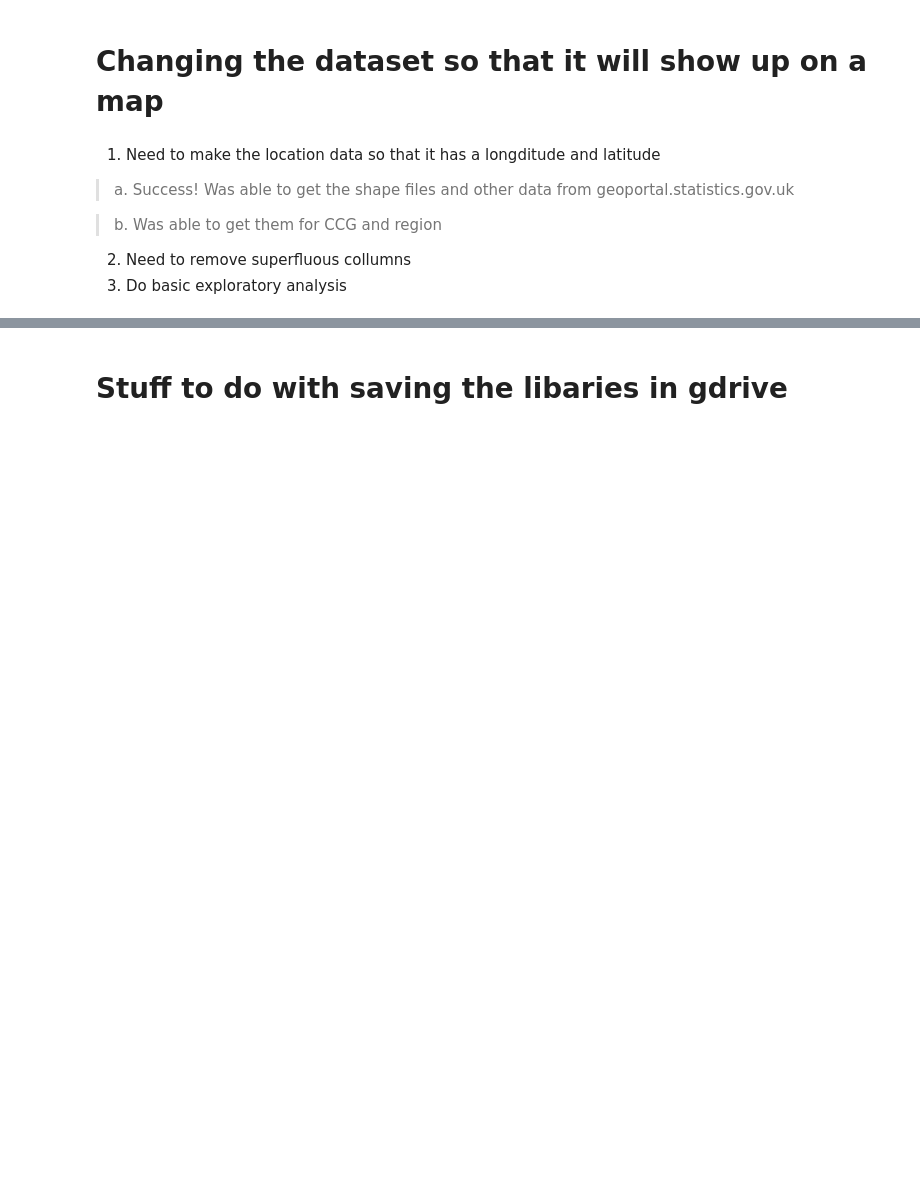
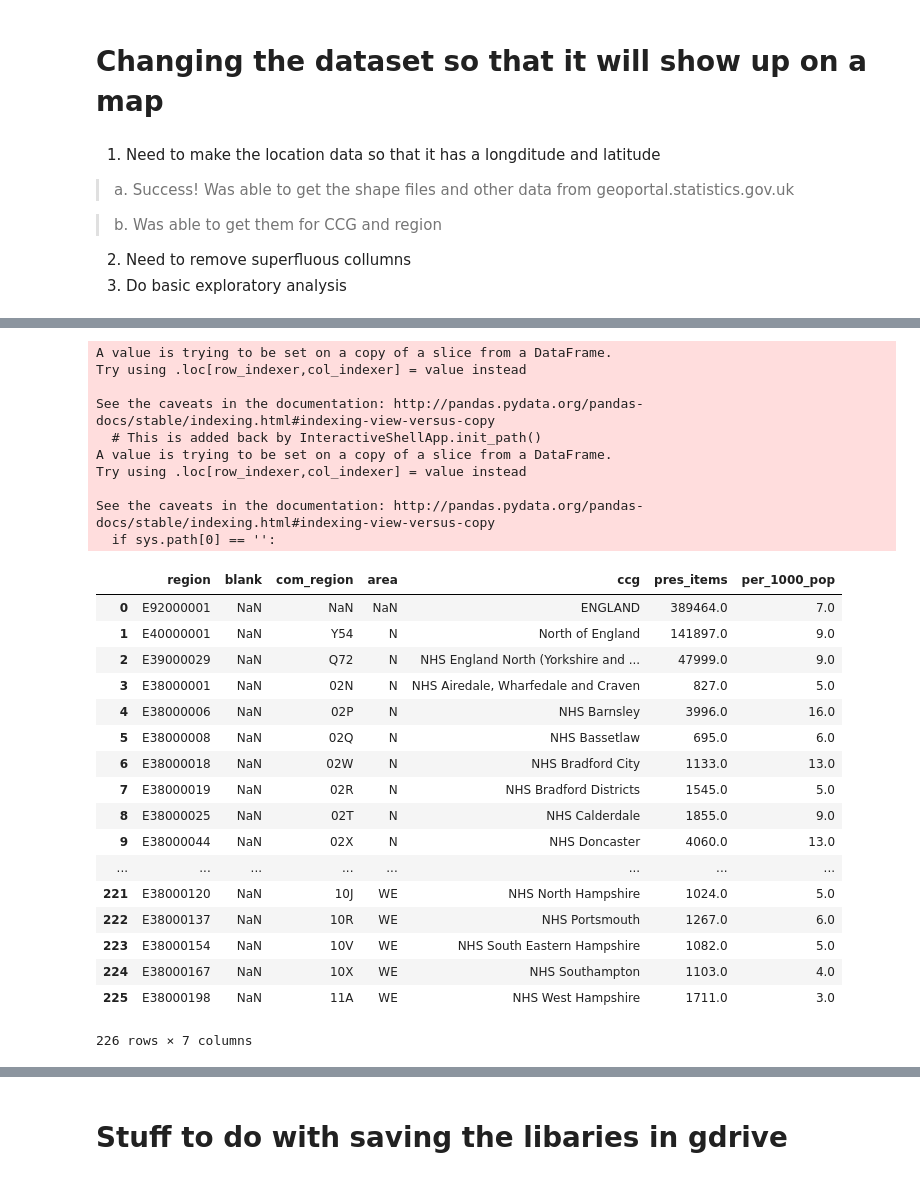
Before and after one commit to EnglishDevil/Mapthing, a Jupyter notebook: Map_of_Obesity_Yorkshire.ipynb, the cells around one changed output, grey strips where cells are left out. Drawn from its saved outputs; the diff is of its cells as text; code cells hidden in the pictures; blank space fills up the shorter version.

```diff
--- a/Map_of_Obesity_Yorkshire.ipynb
+++ b/Map_of_Obesity_Yorkshire.ipynb
@@ -113,3 +113,50 @@ df.head()
 | 2 | E39000029 | NaN | Q72 | N | NHS England North (Yorkshire and ... | 47,999 | 9.0 |
 | 3 | E38000001 | NaN | 02N | N | NHS Airedale, Wharfedale and Craven | 827 | 5.0 |
 | 4 | E38000006 | NaN | 02P | N | NHS Barnsley | 3,996 | 16.0 |
+# %%
+#rename collumns
+df.columns = ['region' , 'blank' , 'com_region' , 'area' , 'ccg' , 'pres_items' , 'per_1000_pop']
+#remove the dud rows at the end
+#cdf clean dataframe
+truncate = df[:-12]
+#below is when i tried to remove the , values in the numbers but it wasnt working so i tried a different way
+#cdf['pres_items'].astype(float)
+#clean = truncate.replace(to_replace= r",", value='', regex=True)
+#cdf = clean['pres_items'].astype(float)
+
+#removing comma values using method sam showed me
+truncate['pres_items'] = truncate['pres_items'].apply (lambda x : float(str(x).replace(',','')))
+#still can object so change it to a numeric value
+truncate['pres_items'] = pd.to_numeric(truncate['pres_items'])
+cdf = truncate
+
+cdf
+# %% [output]
+A value is trying to be set on a copy of a slice from a DataFrame.
+Try using .loc[row_indexer,col_indexer] = value instead
+
+See the caveats in the documentation: http://pandas.pydata.org/pandas-docs/stable/indexing.html#indexing-view-versus-copy
+  # This is added back by InteractiveShellApp.init_path()
+A value is trying to be set on a copy of a slice from a DataFrame.
+Try using .loc[row_indexer,col_indexer] = value instead
+
+See the caveats in the documentation: http://pandas.pydata.org/pandas-docs/stable/indexing.html#indexing-view-versus-copy
+  if sys.path[0] == '':
+|  | region | blank | com_region | area | ccg | pres_items | per_1000_pop |
+| 0 | E92000001 | NaN | NaN | NaN | ENGLAND | 389464.0 | 7.0 |
+| 1 | E40000001 | NaN | Y54 | N | North of England | 141897.0 | 9.0 |
+| 2 | E39000029 | NaN | Q72 | N | NHS England North (Yorkshire and ... | 47999.0 | 9.0 |
+| 3 | E38000001 | NaN | 02N | N | NHS Airedale, Wharfedale and Craven | 827.0 | 5.0 |
+| 4 | E38000006 | NaN | 02P | N | NHS Barnsley | 3996.0 | 16.0 |
+| 5 | E38000008 | NaN | 02Q | N | NHS Bassetlaw | 695.0 | 6.0 |
+| 6 | E38000018 | NaN | 02W | N | NHS Bradford City | 1133.0 | 13.0 |
+| 7 | E38000019 | NaN | 02R | N | NHS Bradford Districts | 1545.0 | 5.0 |
+| 8 | E38000025 | NaN | 02T | N | NHS Calderdale | 1855.0 | 9.0 |
+| 9 | E38000044 | NaN | 02X | N | NHS Doncaster | 4060.0 | 13.0 |
+| ... | ... | ... | ... | ... | ... | ... | ... |
+| 221 | E38000120 | NaN | 10J | WE | NHS North Hampshire | 1024.0 | 5.0 |
+| 222 | E38000137 | NaN | 10R | WE | NHS Portsmouth | 1267.0 | 6.0 |
+| 223 | E38000154 | NaN | 10V | WE | NHS South Eastern Hampshire | 1082.0 | 5.0 |
+| 224 | E38000167 | NaN | 10X | WE | NHS Southampton | 1103.0 | 4.0 |
+| 225 | E38000198 | NaN | 11A | WE | NHS West Hampshire | 1711.0 | 3.0 |
+226 rows × 7 columns
```
Also changed, not shown: parts of 7 cells of this notebook.
